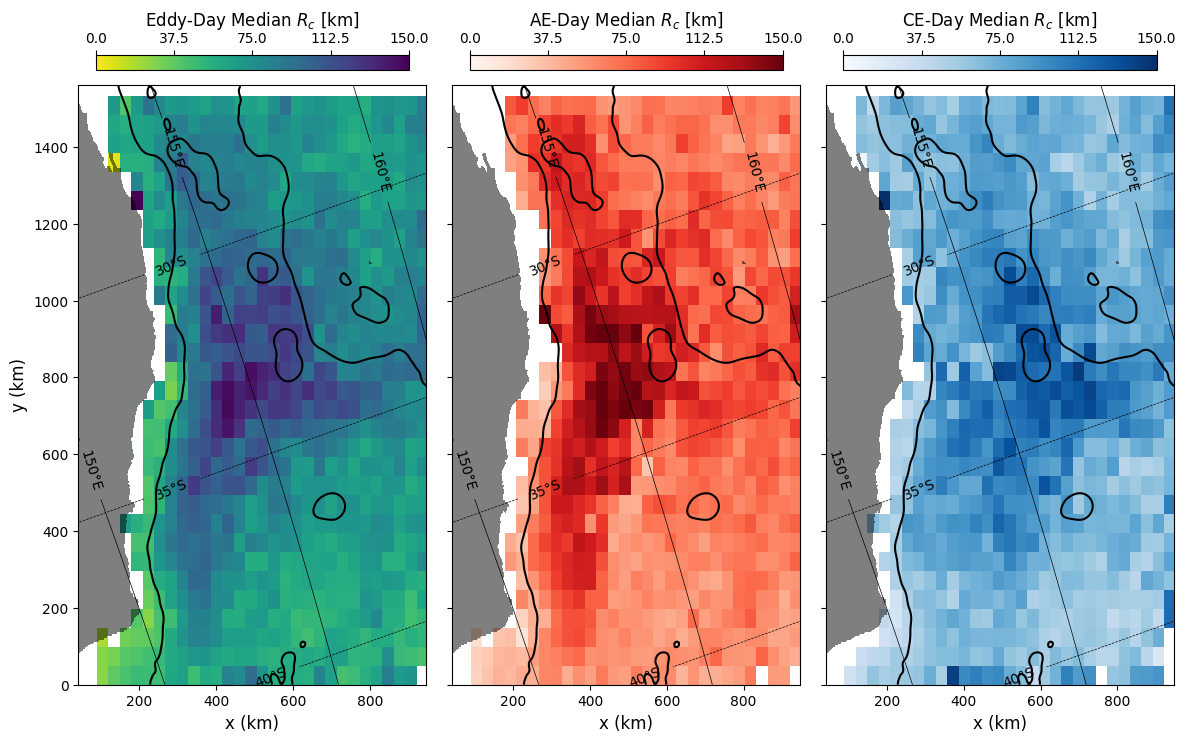
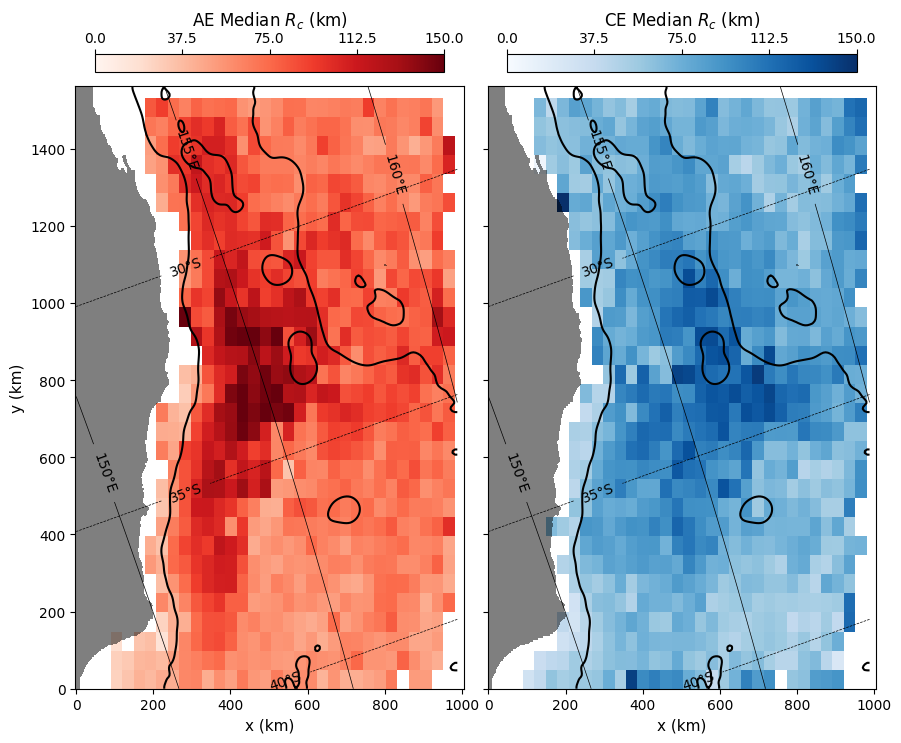
The notebook cell's code change between the first figure and the second:
--- before
+++ after
@@ -2,5 +2,6 @@
     s = h / base
     for k in [1, 2, 2.5, 5, 10]:
-        if s <= k: return k * base
+        if s <= k:
+            return k * base
     return np.ceil(s) * base
 
@@ -31,16 +32,4 @@
     return np.arange(lo, hi + bw, bw)
 
-# compute shared edges once for all panels
-xbins = _bin_edges_fd(df_eddies.xc.values, X_grid, scale=1.0, rule='fd')
-ybins = _bin_edges_fd(df_eddies.yc.values, Y_grid, scale=1.0, rule='fd')
-
-vmin, vmax = 0, 150
-levels_lat = [-40, -35, -30, -25]
-levels_lon = [150, 155, 160]
-
-from matplotlib.colors import Normalize
-norm = Normalize(vmin=vmin, vmax=vmax)
-cmaps = {"Eddy-Day": "viridis_r", "AE-Day": "Reds", "CE-Day": "Blues"}
-
 def binned_median(x, y, v, xbins, ybins):
     ix = np.digitize(x, xbins) - 1
@@ -64,10 +53,19 @@
     return out
 
-fig, axs = plt.subplots(1, 3, figsize=(12, 8), sharey=True)
+xbins = _bin_edges_fd(df_eddies.xc.values, X_grid, scale=1.0, rule='fd')
+ybins = _bin_edges_fd(df_eddies.yc.values, Y_grid, scale=1.0, rule='fd')
 
-for p, cyc in enumerate(['Eddy-Day', 'AE-Day', 'CE-Day']):
-    ax = axs[p]
-    df = df_eddies if cyc == 'Eddy-Day' else df_eddies[df_eddies.Cyc == cyc[:2]]
-    df = df.sort_values('Rc', kind='mergesort', ignore_index=True)
+vmin, vmax = 0, 150
+levels_lat = [-40, -35, -30, -25]
+levels_lon = [150, 155, 160]
+
+from matplotlib.colors import Normalize
+norm = Normalize(vmin=vmin, vmax=vmax)
+cmaps = {'AE': 'Reds', 'CE': 'Blues'}
+
+fig, axs = plt.subplots(1, 2, figsize=(9, 8), sharey=True)
+
+for ax, cyc in zip(axs, ['AE', 'CE']):
+    df = df_eddies[df_eddies.Cyc == cyc].sort_values('Rc', kind='mergesort', ignore_index=True)
 
     ax.contour(X_grid, Y_grid, h, levels=[4000], colors='k')
@@ -75,22 +73,27 @@
     H = binned_median(df.xc.values, df.yc.values, df.Rc.values, xbins, ybins)
     m = ax.pcolormesh(xbins, ybins, H, cmap=cmaps[cyc], norm=norm, shading='auto', rasterized=True)
+
     cb = fig.colorbar(m, ax=ax, location='top', shrink=0.9, pad=0.02)
-    cb.set_label(fr'{cyc} Median $R_c$ [km]', fontsize=12)
+    cb.set_label(fr'{cyc} Median $R_c$ (km)', fontsize=12)
     cb.set_ticks(np.linspace(vmin, vmax, 5))
 
-    ax.contourf(X_grid, Y_grid, np.where(mask_rho == 0, 1, np.nan), levels=[0.5, 1.5], colors=['k'], alpha=.5)
+    ax.contourf(
+        X_grid, Y_grid, np.where(mask_rho == 0, 1, np.nan),
+        levels=[0.5, 1.5], colors=['k'], alpha=0.5
+    )
 
-    c1 = ax.contour(X_grid, Y_grid, lat_rho, levels=levels_lat, colors='k', linewidths=.5)
+    c1 = ax.contour(X_grid, Y_grid, lat_rho, levels=levels_lat, colors='k', linewidths=0.5)
     ax.clabel(c1, fmt=lambda v: f"{-v:.0f}°S", inline=True, colors='k')
-    c2 = ax.contour(X_grid, Y_grid, lon_rho, levels=levels_lon, colors='k', linewidths=.5)
+
+    c2 = ax.contour(X_grid, Y_grid, lon_rho, levels=levels_lon, colors='k', linewidths=0.5)
     ax.clabel(c2, fmt=lambda v: f"{v:.0f}°E", inline=True, colors='k')
 
     ax.axis('equal')
-    ax.set_xlim(X_grid.min(), X_grid.max())
+    # ax.set_xlim(X_grid.min(), X_grid.max())
+    ax.set_xlim(15, X_grid.max())
     ax.set_ylim(Y_grid.min(), Y_grid.max())
+    ax.set_xlabel('x (km)', fontsize=11)
 
-for ax in axs:
-    ax.set_xlabel('x (km)', fontsize=12)
-axs[0].set_ylabel('y (km)', fontsize=12)
+axs[0].set_ylabel('y (km)', fontsize=11)
 
 plt.tight_layout()

Commit: near thur end